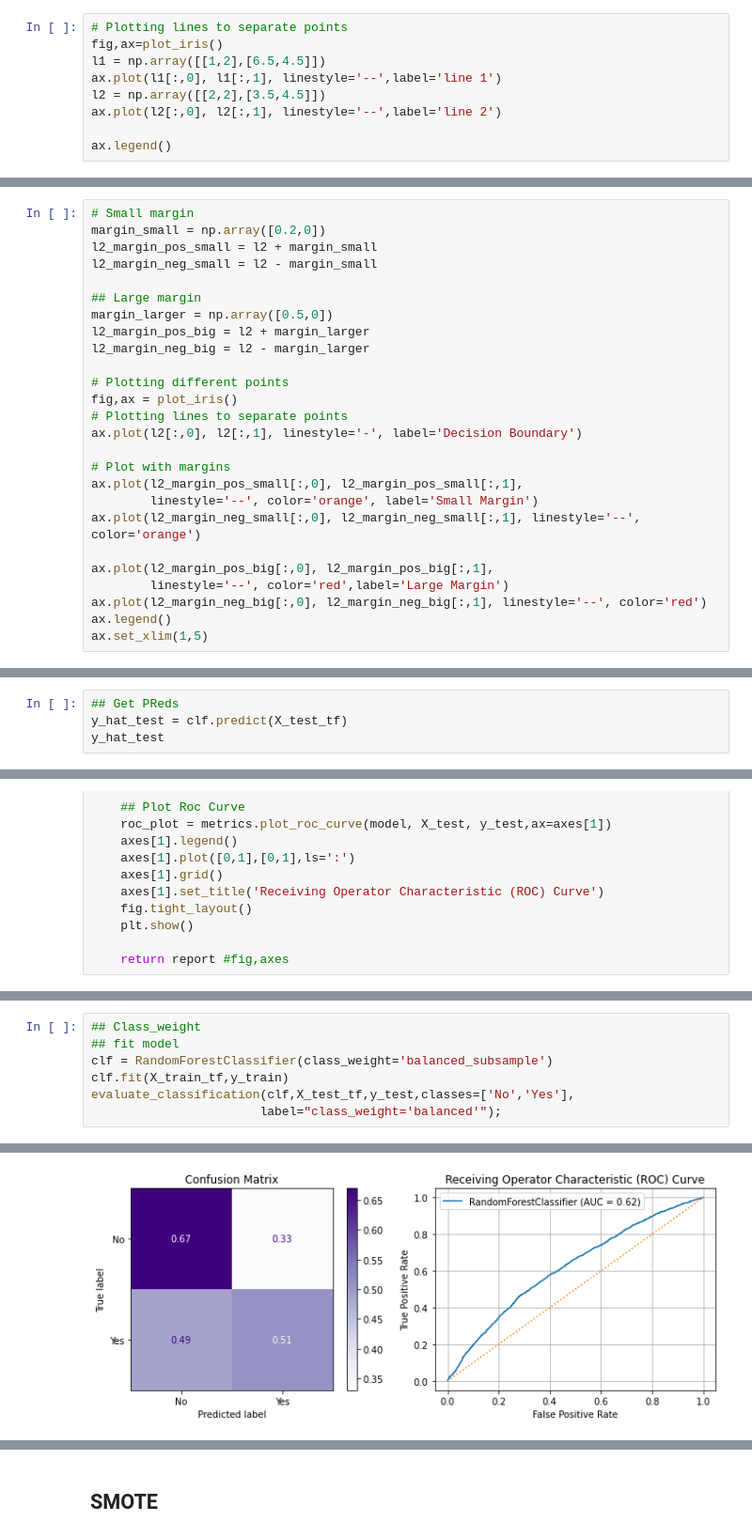
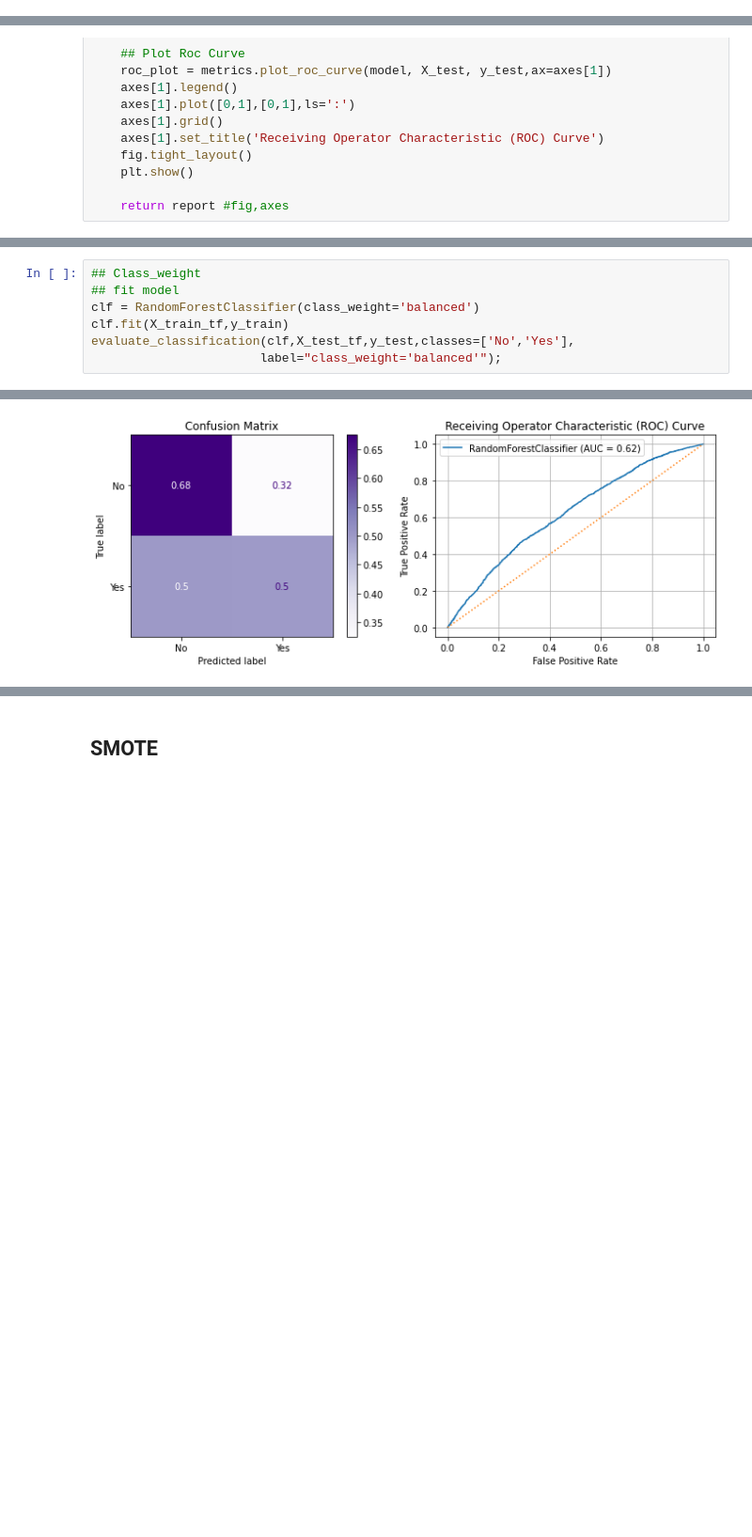
Before and after one commit to jirvingphd/fsds_070620_FT, a Jupyter notebook: Mod_3/mod_3_classification_project/iowa prisoners demo.ipynb, the cells around one changed output, grey strips where cells are left out. Shown at 94% size. Drawn from its saved outputs; the diff is of its cells as text; blank space fills up the shorter version.

```diff
--- a/Mod_3/mod_3_classification_project/iowa prisoners demo.ipynb
+++ b/Mod_3/mod_3_classification_project/iowa prisoners demo.ipynb
@@ -103,9 +5,0 @@ fig,ax= plot_iris()
-# %%
-# Plotting lines to separate points
-fig,ax=plot_iris()
-l1 = np.array([[1,2],[6.5,4.5]])
-ax.plot(l1[:,0], l1[:,1], linestyle='--',label='line 1')
-l2 = np.array([[2,2],[3.5,4.5]])
-ax.plot(l2[:,0], l2[:,1], linestyle='--',label='line 2')
-
-ax.legend()
@@ -131,26 +5,0 @@ ax.legend()
-# %%
-# Small margin
-margin_small = np.array([0.2,0])
-l2_margin_pos_small = l2 + margin_small
-l2_margin_neg_small = l2 - margin_small
-
-## Large margin
-margin_larger = np.array([0.5,0])
-l2_margin_pos_big = l2 + margin_larger
-l2_margin_neg_big = l2 - margin_larger
-
-# Plotting different points
-fig,ax = plot_iris()
-# Plotting lines to separate points
-ax.plot(l2[:,0], l2[:,1], linestyle='-', label='Decision Boundary')
-
-# Plot with margins
-ax.plot(l2_margin_pos_small[:,0], l2_margin_pos_small[:,1],
-        linestyle='--', color='orange', label='Small Margin')
-ax.plot(l2_margin_neg_small[:,0], l2_margin_neg_small[:,1], linestyle='--', color='orange')
-
-ax.plot(l2_margin_pos_big[:,0], l2_margin_pos_big[:,1],
-        linestyle='--', color='red',label='Large Margin')
-ax.plot(l2_margin_neg_big[:,0], l2_margin_neg_big[:,1], linestyle='--', color='red')
-ax.legend()
-ax.set_xlim(1,5)
@@ -918,5 +497 @@ from sklearn.svm import SVC
 from sklearn.ensemble import RandomForestClassifier
-# %%
-## Get PReds
-y_hat_test = clf.predict(X_test_tf)
-y_hat_test
@@ -1005,7 +578,7 @@ weighted avg       0.63      0.65      0.63      6505
 # %%
 ## Class_weight
 ## fit model
-clf = RandomForestClassifier(class_weight='balanced_subsample')
+clf = RandomForestClassifier(class_weight='balanced')
 clf.fit(X_train_tf,y_train)
 evaluate_classification(clf,X_test_tf,y_test,classes=['No','Yes'],
                        label="class_weight='balanced'");
@@ -1024,3 +597,3 @@ weighted avg       0.63      0.62      0.62      6505
 
 ------------------------------------------------------------
-[figure, old version]
+[figure, new version]
```
Also changed, not shown: parts of 129 cells of this notebook, 2 other files.
